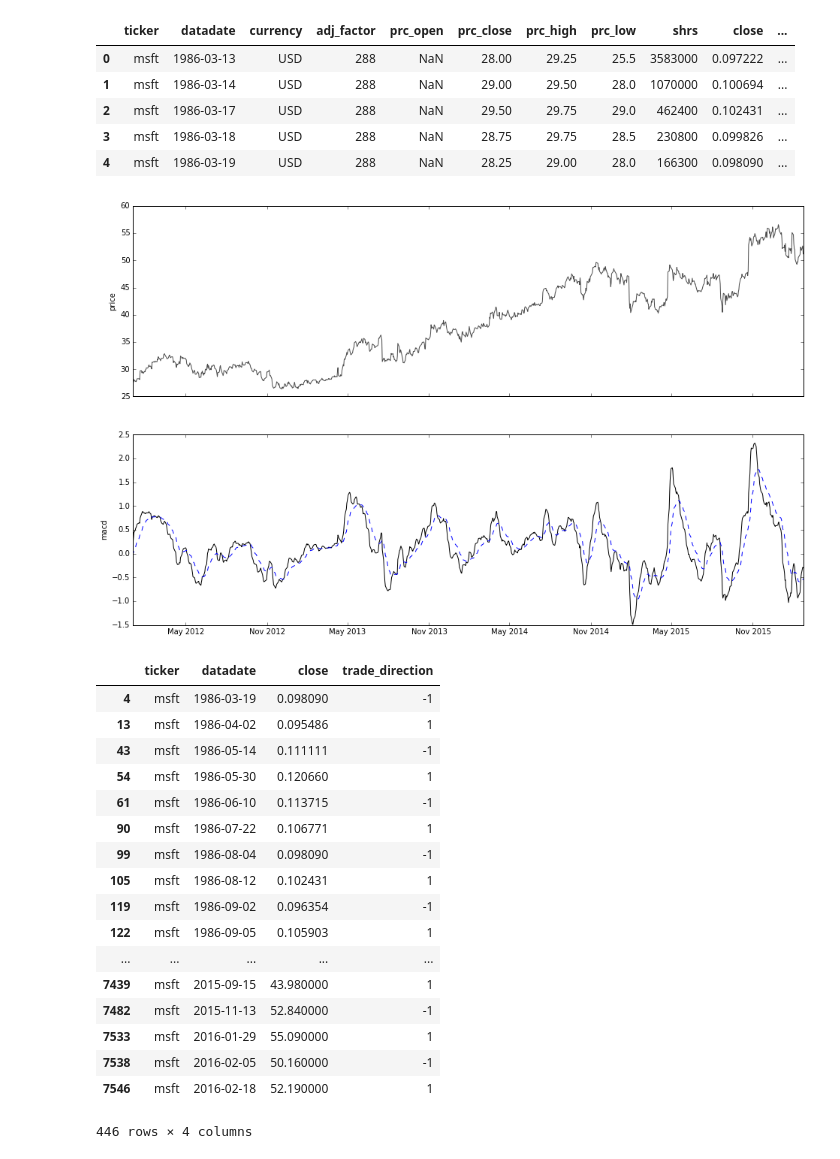
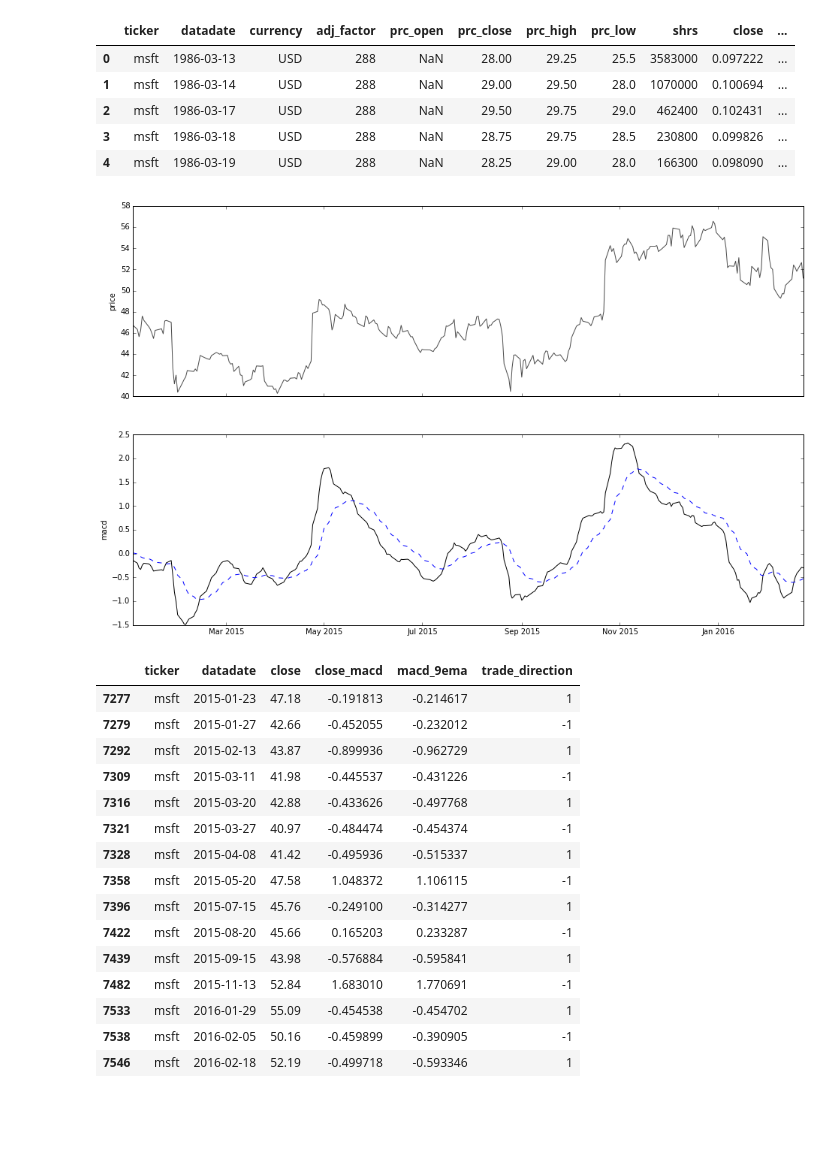
Before and after one commit to davidkunio/Chipy-Technicals, a Jupyter notebook: StrategyTester.ipynb, the cells around one changed output. Saved outputs shown, nothing was run; the diff lists cells and outputs as text; code cells hidden in the pictures; blank space fills up the shorter version.

```diff
--- a/StrategyTester.ipynb
+++ b/StrategyTester.ipynb
@@ -34,41 +34,39 @@ msft.head()
 | 4 | msft | 1986-03-19 | USD | 288 | NaN | 28.25 | 29.00 | 28.0 | 166300 | 0.098090 | ... |
 # %%
 #Plot the Data
-plot_data = msft[msft['datadate'] >= '2012-01-01']
+plot_data = msft[msft['datadate'] >= '2015-01-01']
 
 macd_fig, ax = plt.subplots(2, sharex=True,figsize=(16,10))
 ax[0].plot(plot_data['datadate'],plot_data['close'],'k-',alpha=.7)
 ax[0].set_ylabel('price', color='k')
 
 ax[1].plot(plot_data['datadate'],plot_data['close_macd'],'k-')
 ax[1].plot(plot_data['datadate'],plot_data['macd_9ema'],'b--')
 ax[1].set_ylabel('macd', color='k')
 plt.show()
 # %% [output]
-[figure, old version]
+[figure, new version]
 # %%
 #Calculate the cross overs
 msft['macd_vs_macd9d'] = np.where(msft['close_macd']>=msft['macd_9ema'],1,0)
 msft['trade_direction'] = msft['macd_vs_macd9d'].diff(1)
 # %%
 #Get all the buys and sells
-msft[(msft['trade_direction']==1)|(msft['trade_direction']== -1)][['ticker','datadate','close','trade_direction']]
+msft[((msft['trade_direction']==1)|(msft['trade_direction']== -1))&(msft['datadate']>'01-05-2015')][['ticker','datadate','close','close_macd','macd_9ema','trade_direction']]
 # %% [output]
-|  | ticker | datadate | close | trade_direction |
-| 4 | msft | 1986-03-19 | 0.098090 | -1 |
-| 13 | msft | 1986-04-02 | 0.095486 | 1 |
-| 43 | msft | 1986-05-14 | 0.111111 | -1 |
-| 54 | msft | 1986-05-30 | 0.120660 | 1 |
-| 61 | msft | 1986-06-10 | 0.113715 | -1 |
-| 90 | msft | 1986-07-22 | 0.106771 | 1 |
-| 99 | msft | 1986-08-04 | 0.098090 | -1 |
-| 105 | msft | 1986-08-12 | 0.102431 | 1 |
-| 119 | msft | 1986-09-02 | 0.096354 | -1 |
-| 122 | msft | 1986-09-05 | 0.105903 | 1 |
-| ... | ... | ... | ... | ... |
-| 7439 | msft | 2015-09-15 | 43.980000 | 1 |
-| 7482 | msft | 2015-11-13 | 52.840000 | -1 |
-| 7533 | msft | 2016-01-29 | 55.090000 | 1 |
-| 7538 | msft | 2016-02-05 | 50.160000 | -1 |
-| 7546 | msft | 2016-02-18 | 52.190000 | 1 |
+|  | ticker | datadate | close | close_macd | macd_9ema | trade_direction |
+| 7277 | msft | 2015-01-23 | 47.18 | -0.191813 | -0.214617 | 1 |
+| 7279 | msft | 2015-01-27 | 42.66 | -0.452055 | -0.232012 | -1 |
+| 7292 | msft | 2015-02-13 | 43.87 | -0.899936 | -0.962729 | 1 |
+| 7309 | msft | 2015-03-11 | 41.98 | -0.445537 | -0.431226 | -1 |
+| 7316 | msft | 2015-03-20 | 42.88 | -0.433626 | -0.497768 | 1 |
+| 7321 | msft | 2015-03-27 | 40.97 | -0.484474 | -0.454374 | -1 |
+| 7328 | msft | 2015-04-08 | 41.42 | -0.495936 | -0.515337 | 1 |
+| 7358 | msft | 2015-05-20 | 47.58 | 1.048372 | 1.106115 | -1 |
+| 7396 | msft | 2015-07-15 | 45.76 | -0.249100 | -0.314277 | 1 |
+| 7422 | msft | 2015-08-20 | 45.66 | 0.165203 | 0.233287 | -1 |
+| 7439 | msft | 2015-09-15 | 43.98 | -0.576884 | -0.595841 | 1 |
+| 7482 | msft | 2015-11-13 | 52.84 | 1.683010 | 1.770691 | -1 |
+| 7533 | msft | 2016-01-29 | 55.09 | -0.454538 | -0.454702 | 1 |
+| 7538 | msft | 2016-02-05 | 50.16 | -0.459899 | -0.390905 | -1 |
+| 7546 | msft | 2016-02-18 | 52.19 | -0.499718 | -0.593346 | 1 |
-446 rows × 4 columns
```
